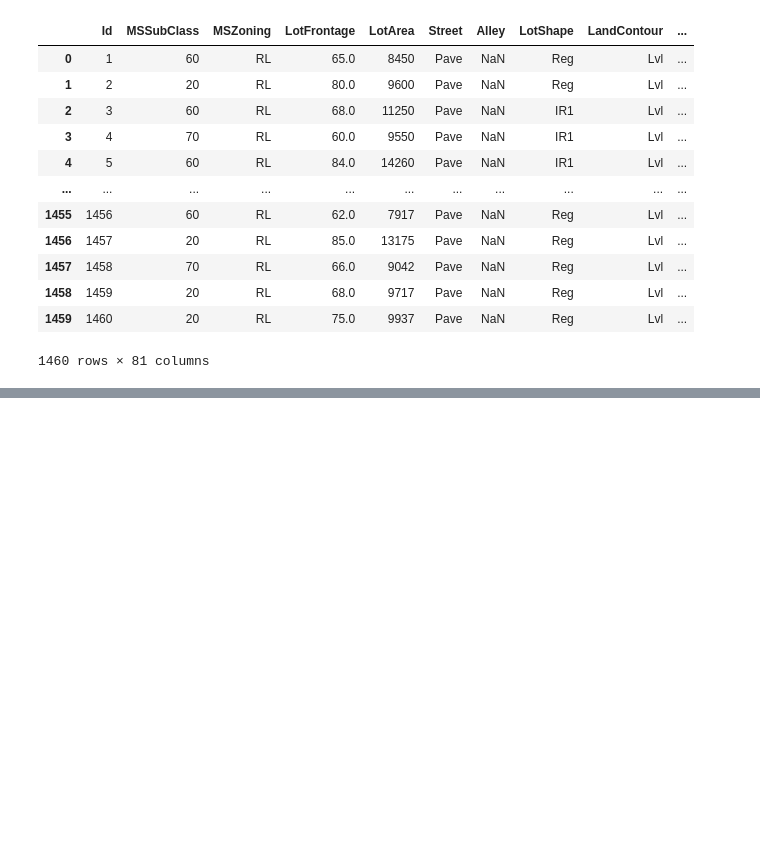
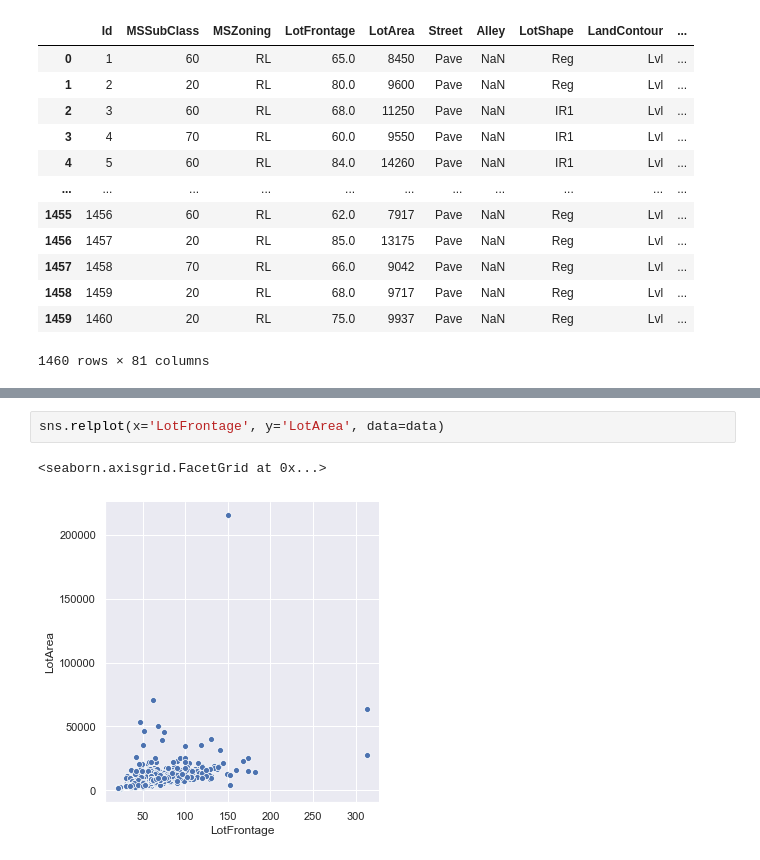
Before and after one commit to artnotek/python_v2, a Jupyter notebook: Exo_datavision1.ipynb, the cells around one changed output, grey strips where cells are left out. Cells and saved outputs as stored; diff of their text form; blank space fills up the shorter version.

```diff
--- a/Exo_datavision1.ipynb
+++ b/Exo_datavision1.ipynb
@@ -67,0 +90,5 @@ data.plot.scatter(x='LotArea',y='SalePrice')
+# %%
+sns.relplot(x='LotFrontage', y='LotArea', data=data)
+# %% [output]
+<seaborn.axisgrid.FacetGrid at 0x...>
+[figure, added]
```
Also changed, not shown: parts of 10 cells of this notebook, 1 other file.
